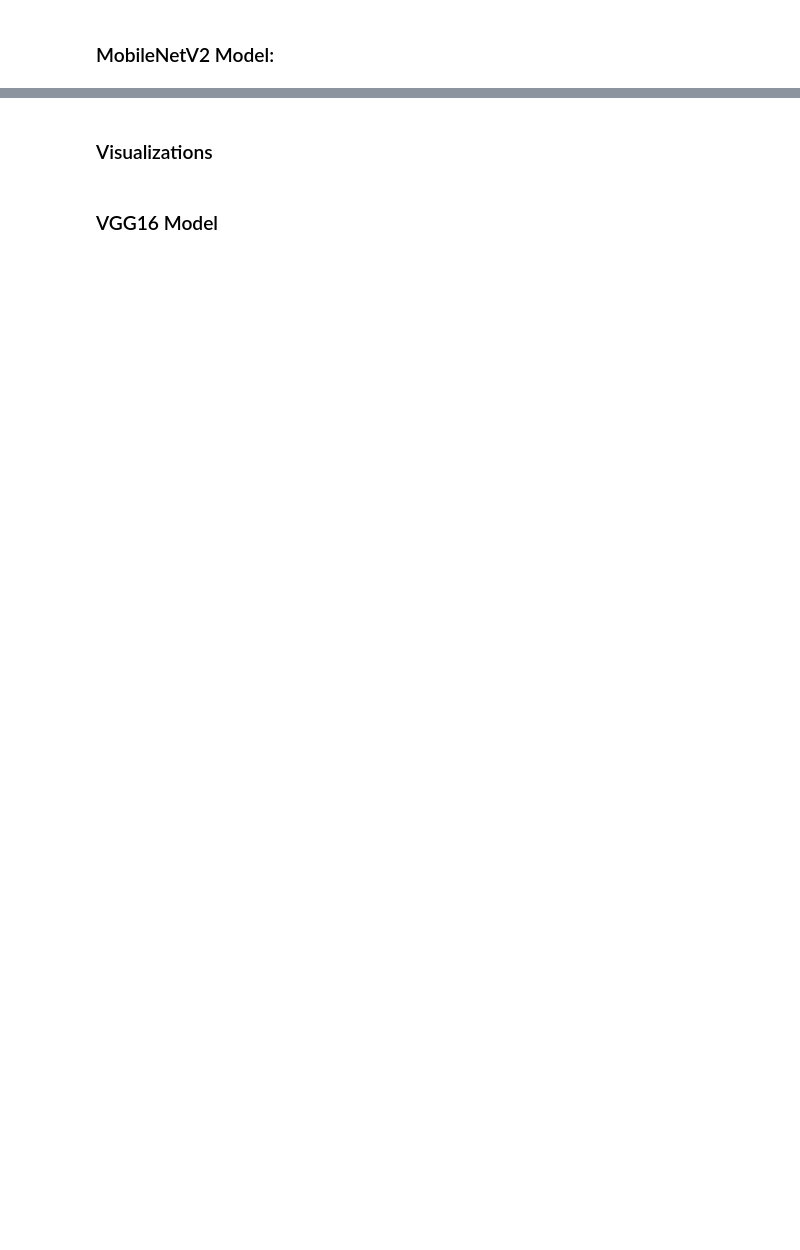
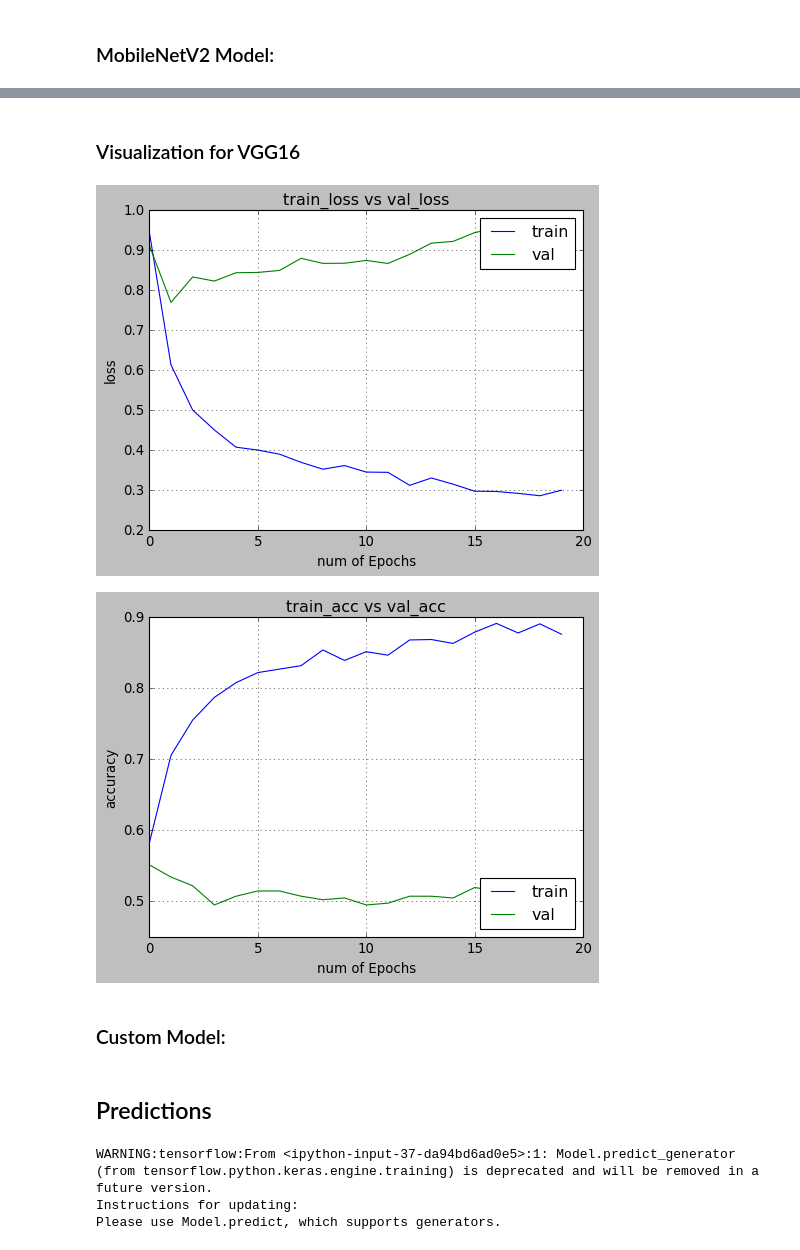
Before and after one commit to Ashendy/AI-Facial-Detection, a Jupyter notebook: Main.ipynb, the cells around one changed output, grey strips where cells are left out. Saved outputs shown, nothing was run; the diff lists cells and outputs as text; code cells hidden in the pictures; blank space fills up the shorter version.

```diff
--- a/Main.ipynb
+++ b/Main.ipynb
@@ -188,0 +332,13 @@ model_1 = Sequential()
+# %%
+train_generator = data_with_aug.flow_from_directory(dataset_path,
+                                          class_mode="binary",
+                                          target_size=(224, 224),
+                                          batch_size=98,
+                                          subset="training")
+
+val_generator = data_with_aug.flow_from_directory(dataset_path,
+                                          class_mode="binary",
+                                          target_size=(224, 224),
+                                          batch_size=98,
+                                          subset="validation"
+                                          )
@@ -188,0 +386,5 @@ model_1 = Sequential()
+# %%
+hist3 =  model.fit_generator(train_generator,
+                    epochs=20,
+                    callbacks=[lr_callbacks],
+                    validation_data=val_generator)
@@ -189,3 +409,39 @@ model_1 = Sequential()
+# %% [markdown]
+### Visualization for VGG16
+# %%
+epochs = 20
+train_loss = hist3.history['loss']
+val_loss = hist3.history['val_loss']
+train_acc = hist3.history['accuracy']
+val_acc = hist3.history['val_accuracy']
+xc = range(epochs)
+
+plt.figure(1,figsize=(7,5))
+plt.plot(xc,train_loss)
+plt.plot(xc,val_loss)
+plt.xlabel('num of Epochs')
+plt.ylabel('loss')
+plt.title('train_loss vs val_loss')
+plt.grid(True)
+plt.legend(['train','val'])
+#print plt.style.available # use bmh, classic,ggplot for big pictures
+plt.style.use(['classic'])
+
+plt.figure(2,figsize=(7,5))
+plt.plot(xc,train_acc)
+plt.plot(xc,val_acc)
+plt.xlabel('num of Epochs')
+plt.ylabel('accuracy')
+plt.title('train_acc vs val_acc')
+plt.grid(True)
+plt.legend(['train','val'],loc=4)
+#print plt.style.available # use bmh, classic,ggplot for big pictures
+plt.style.use(['classic'])
+# %% [output]
+[figure, added]
+[figure, added]
+# %% [markdown]
+### Custom Model:
 # %%
 model = keras.Sequential([
     keras.layers.Conv2D(32,(3,3), activation='relu', input_shape = (48,48,3)),
@@ -218,7 +474,7 @@ model.compile(
 # %%
 model.summary()
 # %% [markdown]
-### Visualizations
+## Predictions
 # %%
 def visualize_training_results(results):
     history = results.history
@@ -244,2 +497,0 @@ visualize_training_results(results_1)
-# %% [markdown]
-### VGG16 Model
@@ -245,0 +500,6 @@ visualize_training_results(results_1)
+# %%
+predictions = model.predict_generator(val_generator)
+# %% [output]
+WARNING:tensorflow:From <ipython-input-37-da94bd6ad0e5>:1: Model.predict_generator (from tensorflow.python.keras.engine.training) is deprecated and will be removed in a future version.
+Instructions for updating:
+Please use Model.predict, which supports generators.
```
Also changed, not shown: parts of 30 cells of this notebook.
